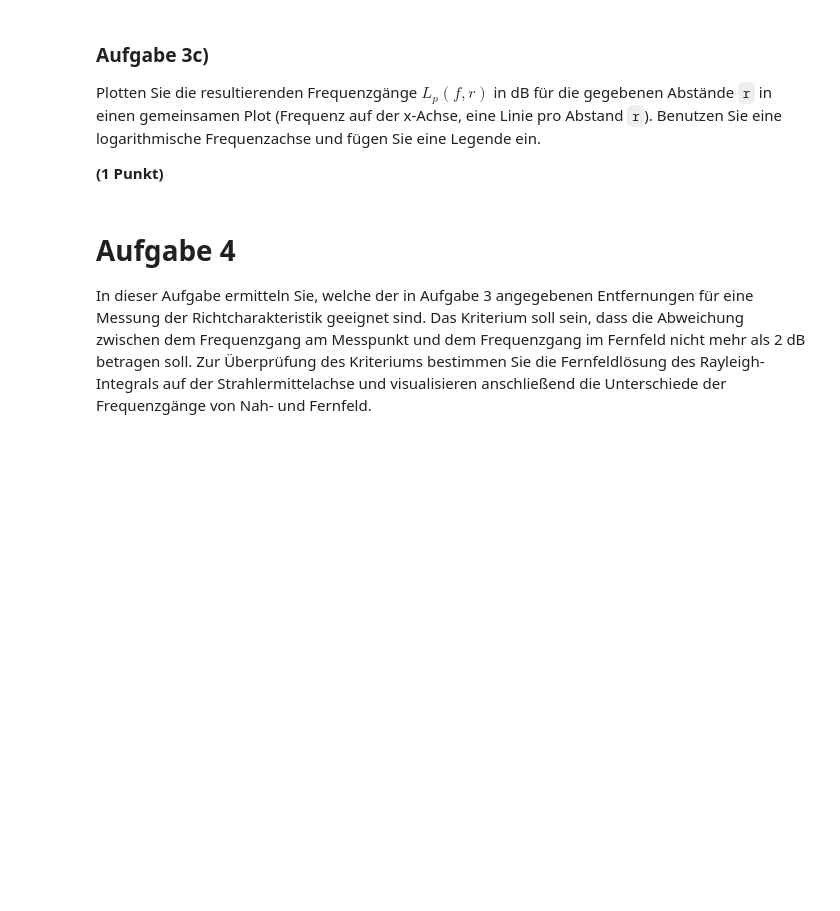
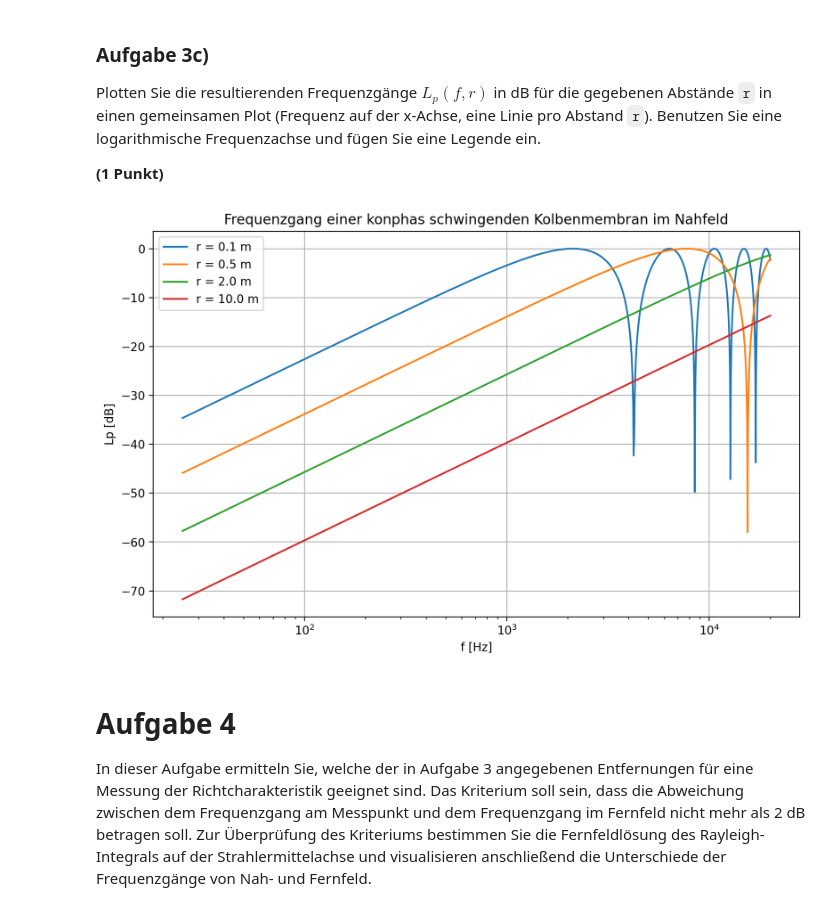
Before and after one commit to Comrad3J/Elektroakustik-SoSe2025-GruppeN, a Jupyter notebook: hausafugabe_2/Elektroakustik_HA2.ipynb, the cells around one changed output. Cells and saved outputs as stored; diff of their text form; code cells hidden in the pictures; blank space fills up the shorter version.

Commit message:
Vorschlag Lösung 3,4

```diff
--- a/hausafugabe_2/Elektroakustik_HA2.ipynb
+++ b/hausafugabe_2/Elektroakustik_HA2.ipynb
@@ -440,3 +435,29 @@ NotImplementedError: Löschen Sie diese Zeile
+# %%
+freq  = np.arange(25,20001, 25) # Frequenzen in Hz
+c = 340 # Schallgeschwindigkeit in m/s
+r = np.array([0.1, 0.5, 2, 10]) # Abstände in m
+a = 0.15  # Membranradius in m
+
+# Fügen Sie hier Ihre Lösung ein:
+
+# Berechnung der Wellenzahlen k
+k = 2 * np.pi * freq / c
+
+# Meshgrid für K und R Arrays
+K, R = np.meshgrid(k, r, indexing='ij')
+
+# 4. Berechnung des Betrags des Schalldrucks |p(k,r)| basierend auf Aufgabe 3a
+p_complex = np.exp(-1j * K * R) - np.exp(-1j * K * np.sqrt(R**2 + a**2))
+p_abs = np.abs(p_complex)
+
+# 5. Berechnung des Schalldruckpegels in dB
+Lp = 20 * np.log10(p_abs)
+
+# 6. Normalisierung auf den höchsten auftretenden Wert
+Lp_max = np.max(Lp)
+Lp = Lp - Lp_max
+
+# Ab hier nicht mehr bearbeiten.
 # %%
 # DIESE ZELLE NICHT BEARBEITEN
 ### BEGIN TESTS
@@ -480,3 +496,22 @@ plt.show()
+# %%
+# Fügen Sie hier Ihre Lösung ein:
+
+plt.figure(figsize=(10, 6))
+
+# Plot für jeden Abstand r
+for i, distance in enumerate(r):
+    plt.semilogx(freq, Lp[:, i], label=f'r = {distance} m')
+
+plt.xlabel('f [Hz]')
+plt.ylabel('Lp [dB]')
+plt.title('Frequenzgang einer konphas schwingenden Kolbenmembran im Nahfeld')
+plt.legend()
+plt.grid(True)
+
+# Ab hier nicht mehr bearbeiten.
+plt.show()
+# %% [output]
+[figure, added]
 # %% [markdown]
 # Aufgabe 4
 In dieser Aufgabe ermitteln Sie, welche der in Aufgabe 3 angegebenen Entfernungen für eine Messung der Richtcharakteristik geeignet sind. Das Kriterium soll sein, dass die Abweichung zwischen dem Frequenzgang am Messpunkt und dem Frequenzgang im Fernfeld nicht mehr als 2 dB betragen soll. Zur Überprüfung des Kriteriums bestimmen Sie die Fernfeldlösung des Rayleigh-Integrals auf der Strahlermittelachse und visualisieren anschließend die Unterschiede der Frequenzgänge von Nah- und Fernfeld.
```
Also changed, not shown: parts of 14 cells of this notebook.
